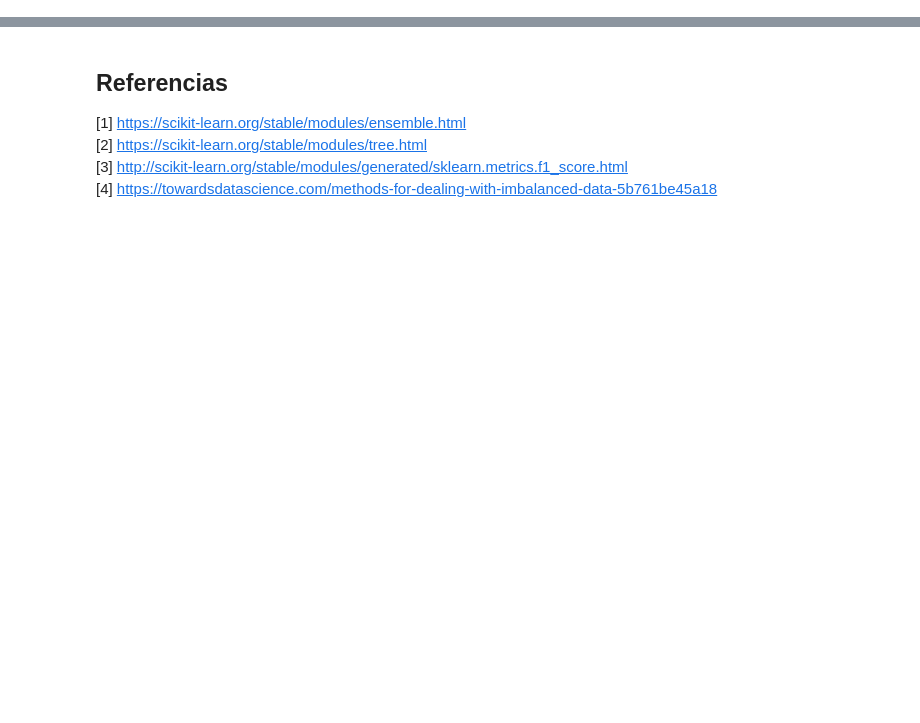
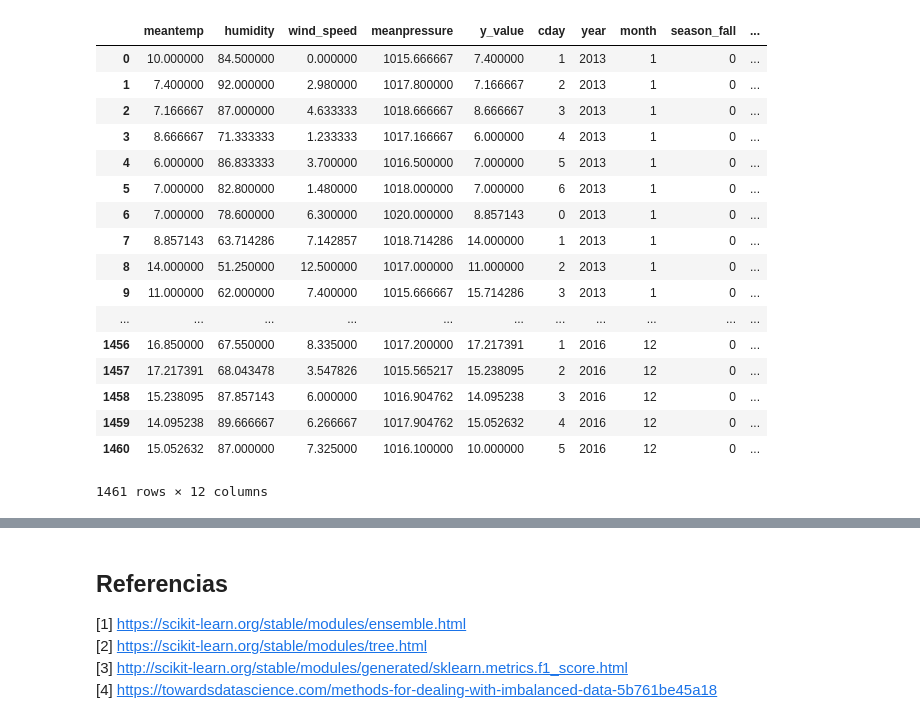
Before and after one commit to jpcastillog/Tarea3ML, a Jupyter notebook: Enunciado.ipynb, the cells around one changed output, grey strips where cells are left out. Drawn from its saved outputs; the diff is of its cells as text; code cells hidden in the pictures; blank space fills up the shorter version.

```diff
--- a/Enunciado.ipynb
+++ b/Enunciado.ipynb
@@ -161,0 +49,6 @@ df = pd.read_csv("DailyDelhiClimateTest.csv")
+# %%
+import pandas as pd
+df = pd.read_csv("DailyDelhiClimateTrain.csv")
+df["y_value"] = df["meantemp"].shift(-1)
+df = df.iloc[:-1] #remove last row
+df
@@ -161,0 +89,32 @@ df = pd.read_csv("DailyDelhiClimateTest.csv")
+# %%
+#procesamiento de fecha(datetime/timestamp) a numeros
+df["date"] = pd.to_datetime(df["date"])
+df['cday'] = df['date'].dt.dayofweek #0:lunes,6:domingo
+df['year'] = df['date'].dt.year
+df['month'] = df['date'].dt.month #1:enero, 12: diciembre
+#based on: https://en.wikipedia.org/wiki/Climate_of_India
+seasons = ["winter","winter","summer","summer","summer","rainy","rainy","rainy","fall","fall","fall","winter"]
+df['season'] = [ seasons[month_i - 1] for month_i in df['month'].values ]
+df = pd.get_dummies(df,columns=['season']) #to one hot.. as nominal variable
+#any more information?
+df.drop(["date"], axis=1, inplace=True) #delete date
+df
+# %% [output]
+|  | meantemp | humidity | wind_speed | meanpressure | y_value | cday | year | month | season_fall | ... |
+| 0 | 10.000000 | 84.500000 | 0.000000 | 1015.666667 | 7.400000 | 1 | 2013 | 1 | 0 | ... |
+| 1 | 7.400000 | 92.000000 | 2.980000 | 1017.800000 | 7.166667 | 2 | 2013 | 1 | 0 | ... |
+| 2 | 7.166667 | 87.000000 | 4.633333 | 1018.666667 | 8.666667 | 3 | 2013 | 1 | 0 | ... |
+| 3 | 8.666667 | 71.333333 | 1.233333 | 1017.166667 | 6.000000 | 4 | 2013 | 1 | 0 | ... |
+| 4 | 6.000000 | 86.833333 | 3.700000 | 1016.500000 | 7.000000 | 5 | 2013 | 1 | 0 | ... |
+| 5 | 7.000000 | 82.800000 | 1.480000 | 1018.000000 | 7.000000 | 6 | 2013 | 1 | 0 | ... |
+| 6 | 7.000000 | 78.600000 | 6.300000 | 1020.000000 | 8.857143 | 0 | 2013 | 1 | 0 | ... |
+| 7 | 8.857143 | 63.714286 | 7.142857 | 1018.714286 | 14.000000 | 1 | 2013 | 1 | 0 | ... |
+| 8 | 14.000000 | 51.250000 | 12.500000 | 1017.000000 | 11.000000 | 2 | 2013 | 1 | 0 | ... |
+| 9 | 11.000000 | 62.000000 | 7.400000 | 1015.666667 | 15.714286 | 3 | 2013 | 1 | 0 | ... |
+| ... | ... | ... | ... | ... | ... | ... | ... | ... | ... | ... |
+| 1456 | 16.850000 | 67.550000 | 8.335000 | 1017.200000 | 17.217391 | 1 | 2016 | 12 | 0 | ... |
+| 1457 | 17.217391 | 68.043478 | 3.547826 | 1015.565217 | 15.238095 | 2 | 2016 | 12 | 0 | ... |
+| 1458 | 15.238095 | 87.857143 | 6.000000 | 1016.904762 | 14.095238 | 3 | 2016 | 12 | 0 | ... |
+| 1459 | 14.095238 | 89.666667 | 6.266667 | 1017.904762 | 15.052632 | 4 | 2016 | 12 | 0 | ... |
+| 1460 | 15.052632 | 87.000000 | 7.325000 | 1016.100000 | 10.000000 | 5 | 2016 | 12 | 0 | ... |
+1461 rows × 12 columns
```
Also changed, not shown: parts of 17 cells of this notebook.
